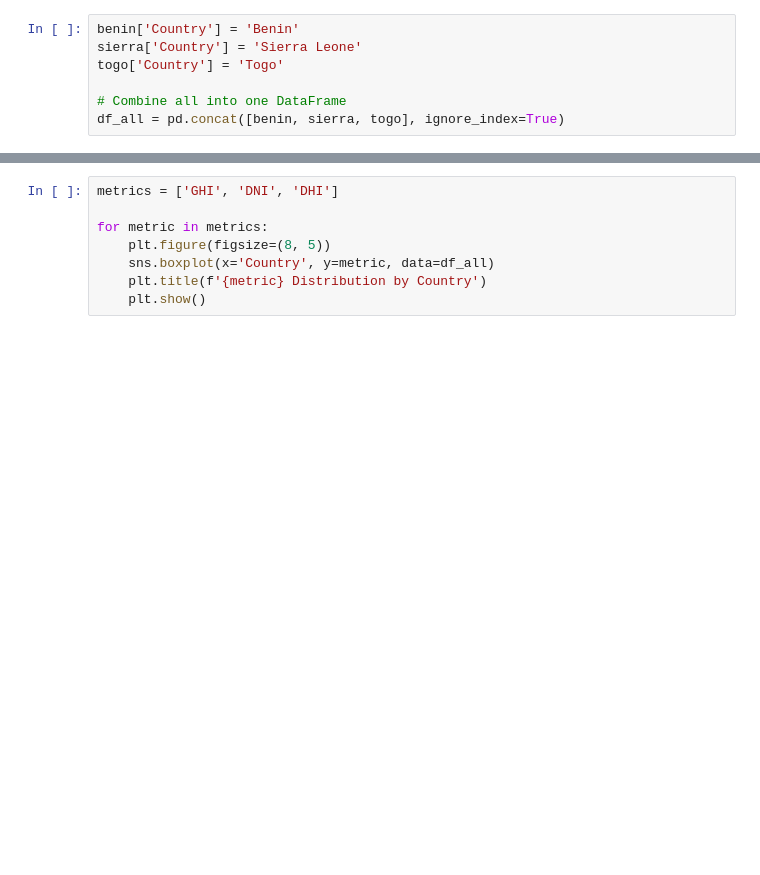
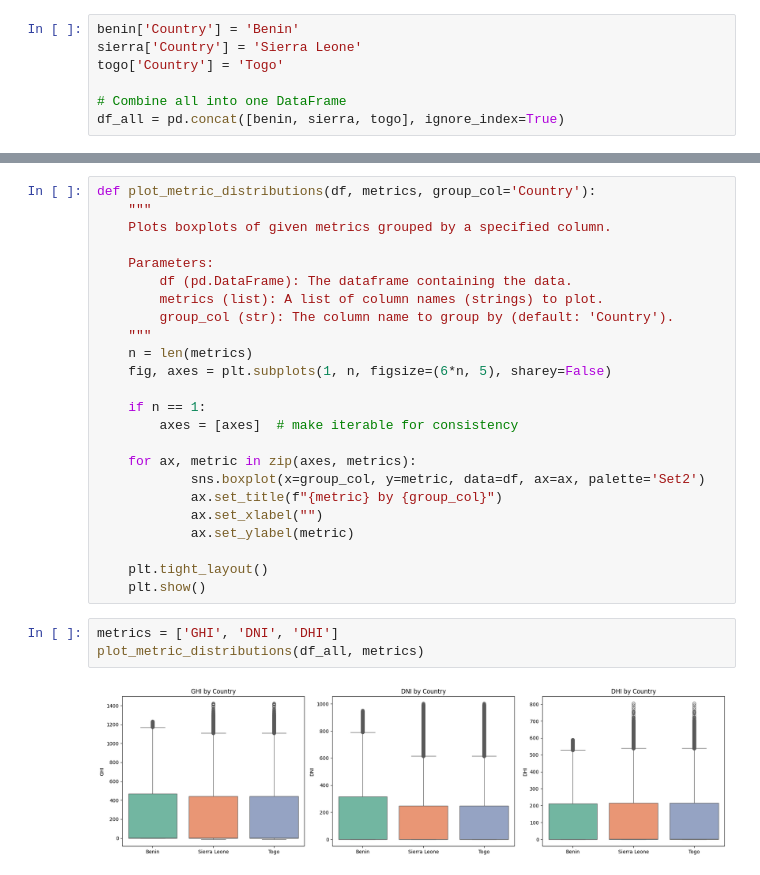
Before and after one commit to msultan001/solar-challenge-week0, a Jupyter notebook: notebooks/compare_countries.ipynb, the cells around one changed output, grey strips where cells are left out. Cells and saved outputs as stored; diff of their text form; blank space fills up the shorter version.

```diff
--- a/notebooks/compare_countries.ipynb
+++ b/notebooks/compare_countries.ipynb
@@ -23,11 +31,32 @@ df_all = pd.concat([benin, sierra, togo], ignore_index=True)
 # %%
-metrics = ['GHI', 'DNI', 'DHI']
+def plot_metric_distributions(df, metrics, group_col='Country'):
+    """
+    Plots boxplots of given metrics grouped by a specified column.
 
-for metric in metrics:
-    plt.figure(figsize=(8, 5))
-    sns.boxplot(x='Country', y=metric, data=df_all)
-    plt.title(f'{metric} Distribution by Country')
+    Parameters:
+        df (pd.DataFrame): The dataframe containing the data.
+        metrics (list): A list of column names (strings) to plot.
+        group_col (str): The column name to group by (default: 'Country').
+    """
+    n = len(metrics)
+    fig, axes = plt.subplots(1, n, figsize=(6*n, 5), sharey=False)
+
+    if n == 1:
+        axes = [axes]  # make iterable for consistency
+
+    for ax, metric in zip(axes, metrics):
+            sns.boxplot(x=group_col, y=metric, data=df, ax=ax, palette='Set2')
+            ax.set_title(f"{metric} by {group_col}")
+            ax.set_xlabel("")
+            ax.set_ylabel(metric)
+
+    plt.tight_layout()
     plt.show()
+# %%
+metrics = ['GHI', 'DNI', 'DHI']
+plot_metric_distributions(df_all, metrics)
+# %% [output]
+[figure, added]
 # %%
 summary = df_all.groupby('Country')[metrics].agg(['mean', 'median', 'std']).round(2)
 summary
```
Also changed, not shown: parts of 9 cells of this notebook.
